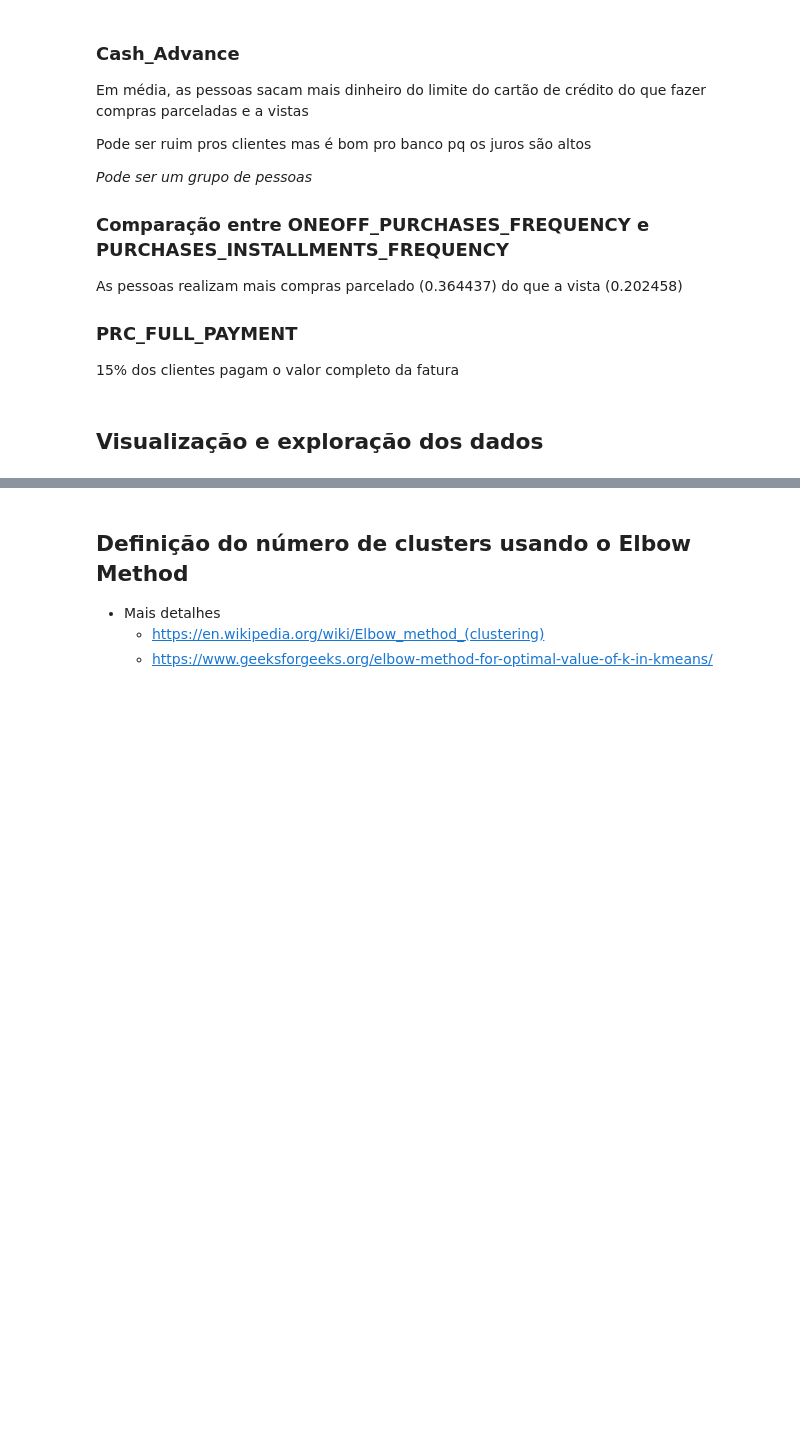
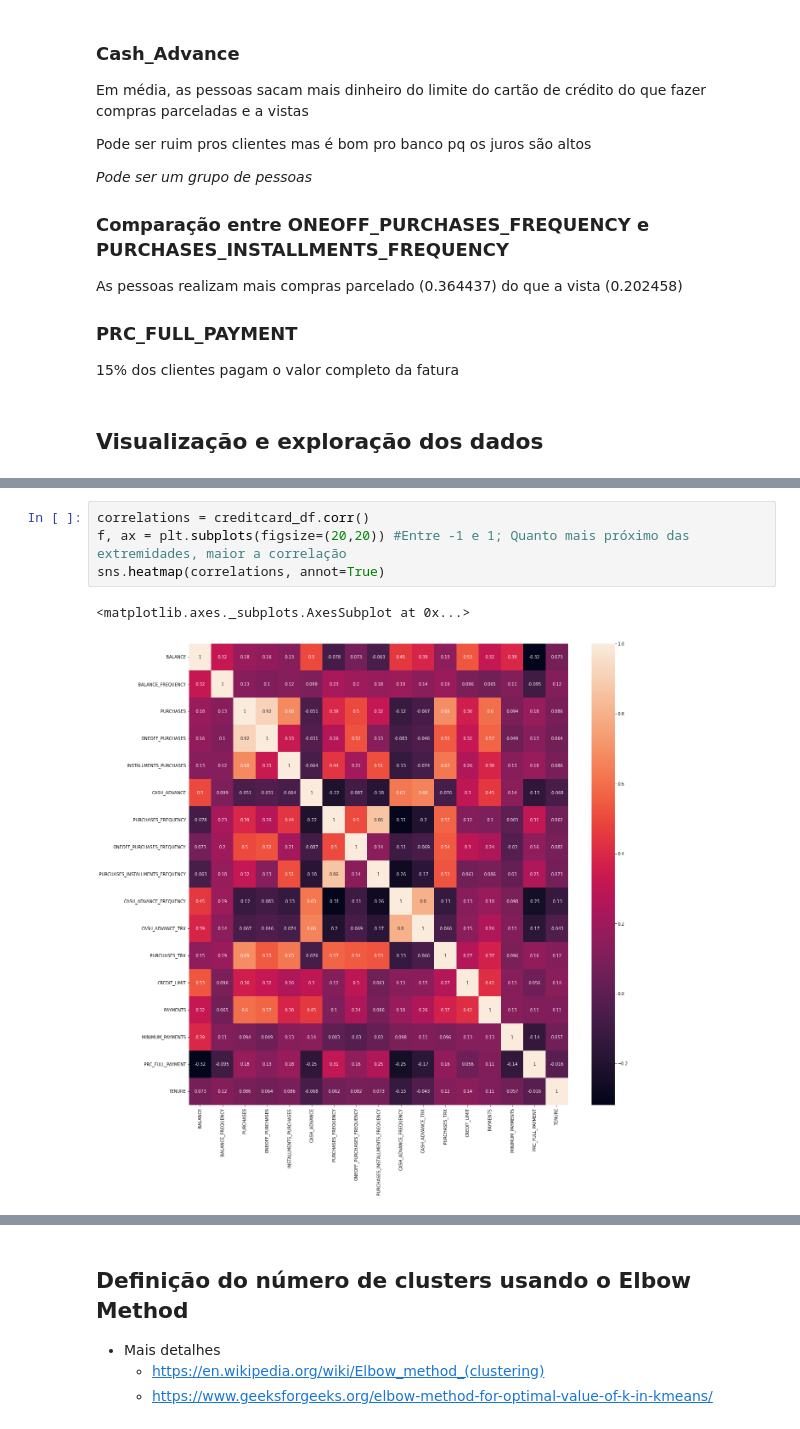
Before and after one commit to Vinicius-Luiz/ciencia_dados_para_empresas, a Jupyter notebook: MARKETING/Departamento_de_Marketing.ipynb, the cells around one changed output, grey strips where cells are left out. Saved outputs shown, nothing was run; the diff lists cells and outputs as text; blank space fills up the shorter version.

```diff
--- a/MARKETING/Departamento_de_Marketing.ipynb
+++ b/MARKETING/Departamento_de_Marketing.ipynb
@@ -71,0 +152,7 @@ As pessoas realizam mais compras parcelado (0.364437) do que a vista (0.202458)
+# %%
+correlations = creditcard_df.corr()
+f, ax = plt.subplots(figsize=(20,20)) #Entre -1 e 1; Quanto mais próximo das extremidades, maior a correlação
+sns.heatmap(correlations, annot=True)
+# %% [output]
+<matplotlib.axes._subplots.AxesSubplot at 0x...>
+[figure, added]
```
Also changed, not shown: parts of 14 cells of this notebook, 9 other files.
